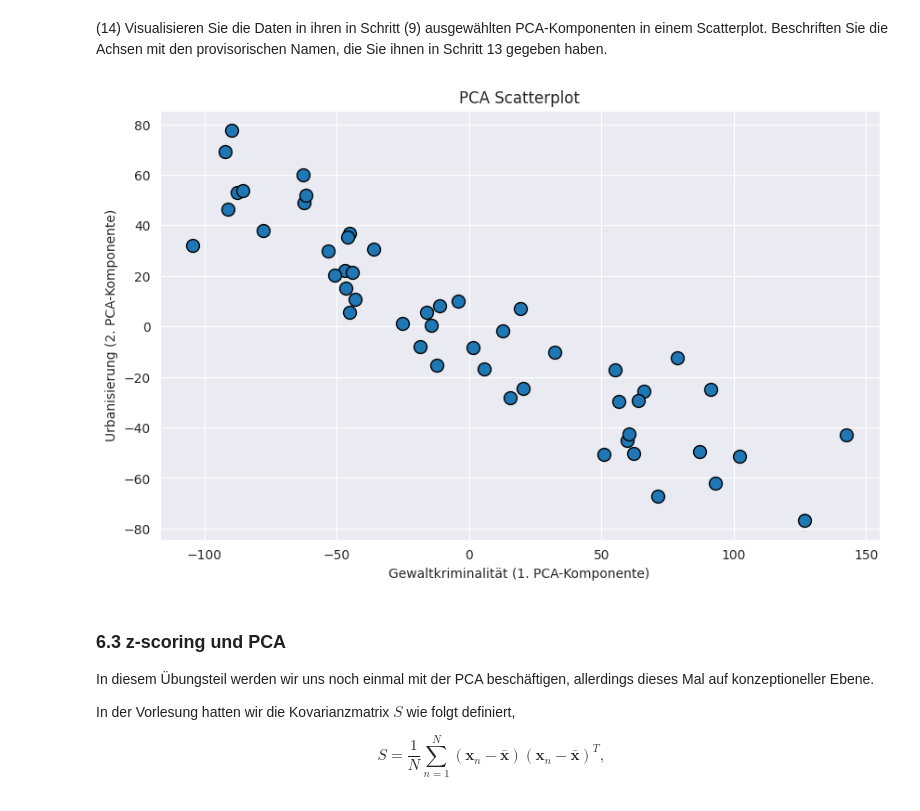
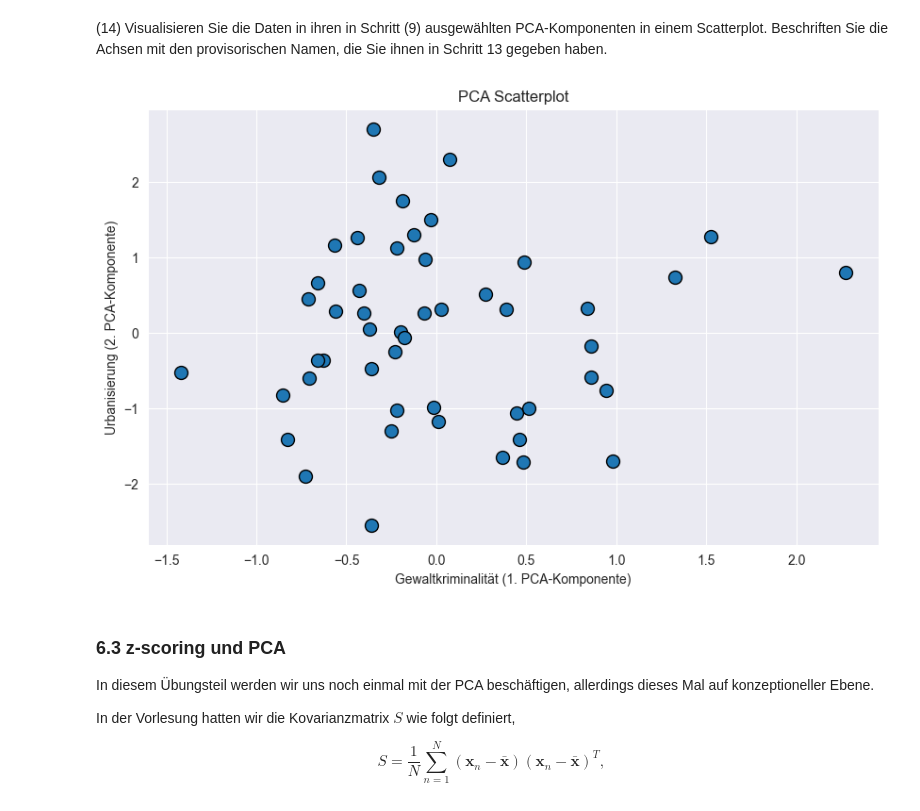
Before and after one commit to cortex359/ds.ss24, a Jupyter notebook: 06/TSRI-6.ipynb, the cells around one changed output. Cells and saved outputs as stored; diff of their text form; code cells hidden in the pictures.

```diff
--- a/06/TSRI-6.ipynb
+++ b/06/TSRI-6.ipynb
@@ -429,22 +429,23 @@ Da die 1. PCA-Komponente hat hohe gewicht für `Assault` und `Rape`, was könnte
 # %% [markdown]
 (14) Visualisieren Sie die Daten in ihren in Schritt (9) ausgewählten PCA-Komponenten in einem Scatterplot. Beschriften Sie die Achsen mit den provisorischen Namen, die Sie ihnen in Schritt 13 gegeben haben.
 # %%
-mean_vector = np.mean(usa_arrests, axis=0)
-centered_data = usa_arrests - mean_vector
+mean_vector = np.mean(usa_arrests_z, axis=0)
+centered_data = usa_arrests_z - mean_vector
 
 pca_components = eig_vecs[:2]
 
 coeffs = np.dot(centered_data, pca_components.transpose())
+
 
 plt.figure(figsize=(10, 6))
 plt.scatter(coeffs[:, 0], coeffs[:, 1], edgecolor='k', s=100)
 plt.title('PCA Scatterplot')
 plt.xlabel('Gewaltkriminalität (1. PCA-Komponente)')
 plt.ylabel('Urbanisierung (2. PCA-Komponente)')
 plt.grid(True)
 plt.show()
 # %% [output]
-[figure, old version]
+[figure, new version]
 # %% [markdown]
 ### 6.3 z-scoring und PCA
 
```
Also changed, not shown: parts of 8 cells of this notebook.
